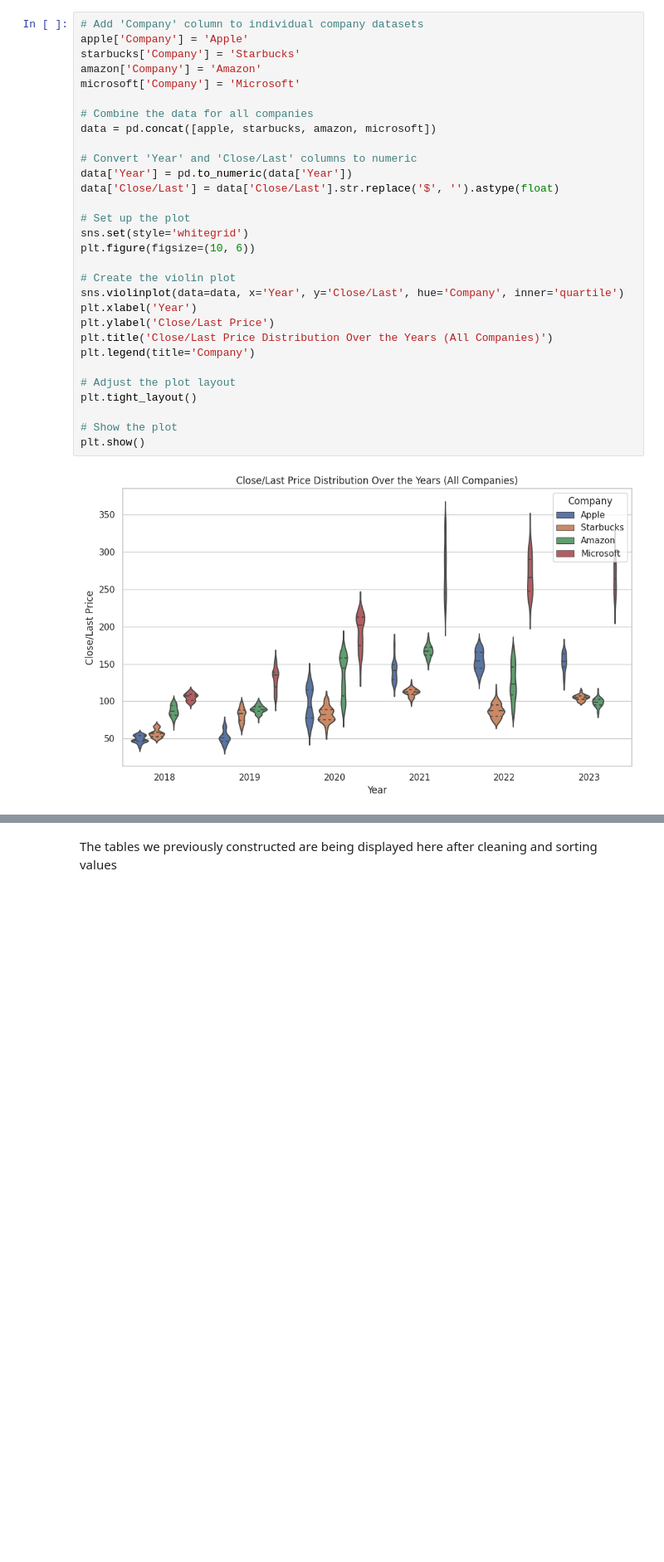
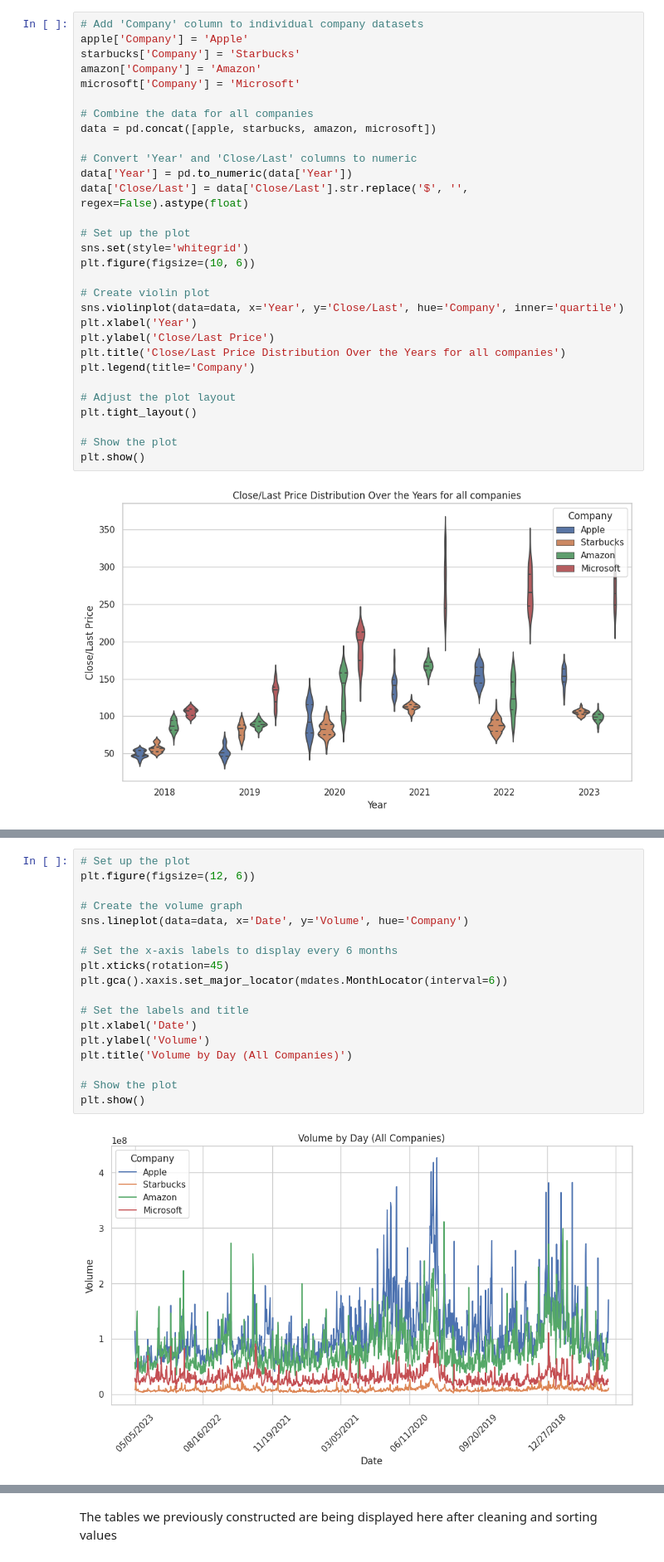
Before and after one commit to tejasking62/StockPricePredictor, a Jupyter notebook: 320 Final Project.ipynb, the cells around one changed output, grey strips where cells are left out. Shown at 83% size. Cells and saved outputs as stored; diff of their text form; blank space fills up the shorter version.

```diff
--- a/320 Final Project.ipynb
+++ b/320 Final Project.ipynb
@@ -517,17 +517,17 @@ data = pd.concat([apple, starbucks, amazon, microsoft])
 
 # Convert 'Year' and 'Close/Last' columns to numeric
 data['Year'] = pd.to_numeric(data['Year'])
-data['Close/Last'] = data['Close/Last'].str.replace('$', '').astype(float)
+data['Close/Last'] = data['Close/Last'].str.replace('$', '', regex=False).astype(float)
 
 # Set up the plot
 sns.set(style='whitegrid')
 plt.figure(figsize=(10, 6))
 
-# Create the violin plot
+# Create violin plot
 sns.violinplot(data=data, x='Year', y='Close/Last', hue='Company', inner='quartile')
 plt.xlabel('Year')
 plt.ylabel('Close/Last Price')
-plt.title('Close/Last Price Distribution Over the Years (All Companies)')
+plt.title('Close/Last Price Distribution Over the Years for all companies')
 plt.legend(title='Company')
 
 # Adjust the plot layout
@@ -571,0 +542,20 @@ plt.show()
+# %%
+# Set up the plot
+plt.figure(figsize=(12, 6))
+
+# Create the volume graph
+sns.lineplot(data=data, x='Date', y='Volume', hue='Company')
+
+# Set the x-axis labels to display every 6 months
+plt.xticks(rotation=45)
+plt.gca().xaxis.set_major_locator(mdates.MonthLocator(interval=6))
+
+# Set the labels and title
+plt.xlabel('Date')
+plt.ylabel('Volume')
+plt.title('Volume by Day (All Companies)')
+
+# Show the plot
+plt.show()
+# %% [output]
+[figure, added]
```
Also changed, not shown: parts of 59 cells of this notebook.
